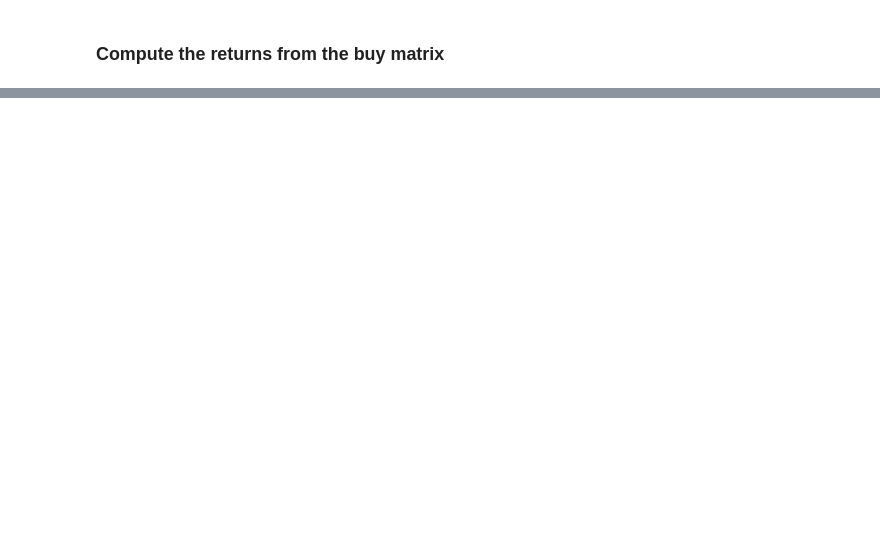
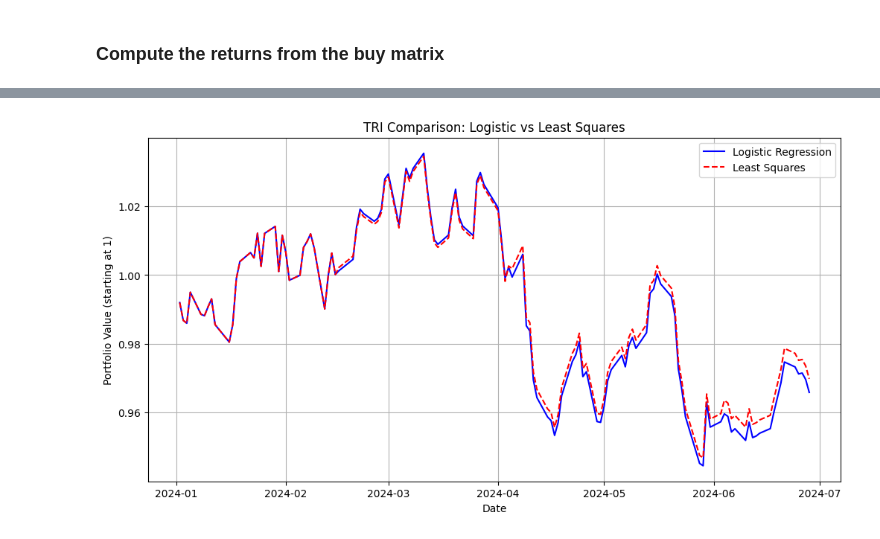
Before and after one commit to Jordy-Ward/finData, a Jupyter notebook: 2024Challenge.ipynb, the cells around one changed output, grey strips where cells are left out. Saved outputs shown, nothing was run; the diff lists cells and outputs as text; code cells hidden in the pictures; blank space fills up the shorter version.

```diff
--- a/2024Challenge.ipynb
+++ b/2024Challenge.ipynb
@@ -179,0 +244,12 @@ daily_return = buy_returns.groupby('date')['return1'].mean()
+# %%
+plt.figure(figsize=(12, 6))
+plt.plot(tri_log, label='Logistic Regression', linestyle='-', color='blue')
+plt.plot(tri_ls, label='Least Squares', linestyle='--', color='red')
+plt.title("TRI Comparison: Logistic vs Least Squares")
+plt.xlabel("Date")
+plt.ylabel("Portfolio Value (starting at 1)")
+plt.grid()
+plt.legend()
+plt.show()
+# %% [output]
+[figure, added]
```
Also changed, not shown: parts of 14 cells of this notebook, 1 other file.
